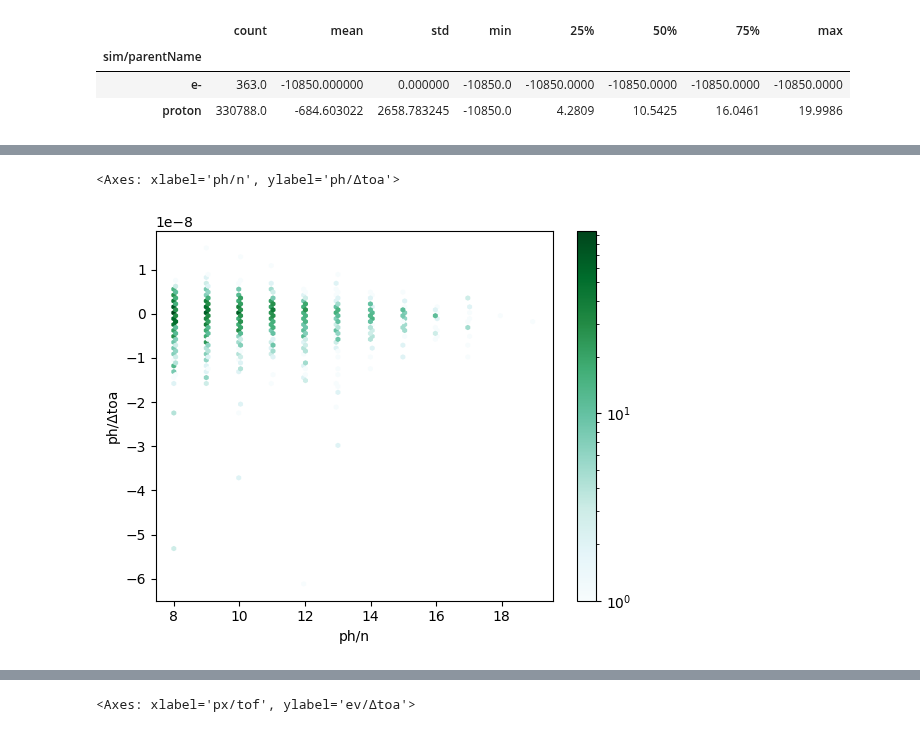
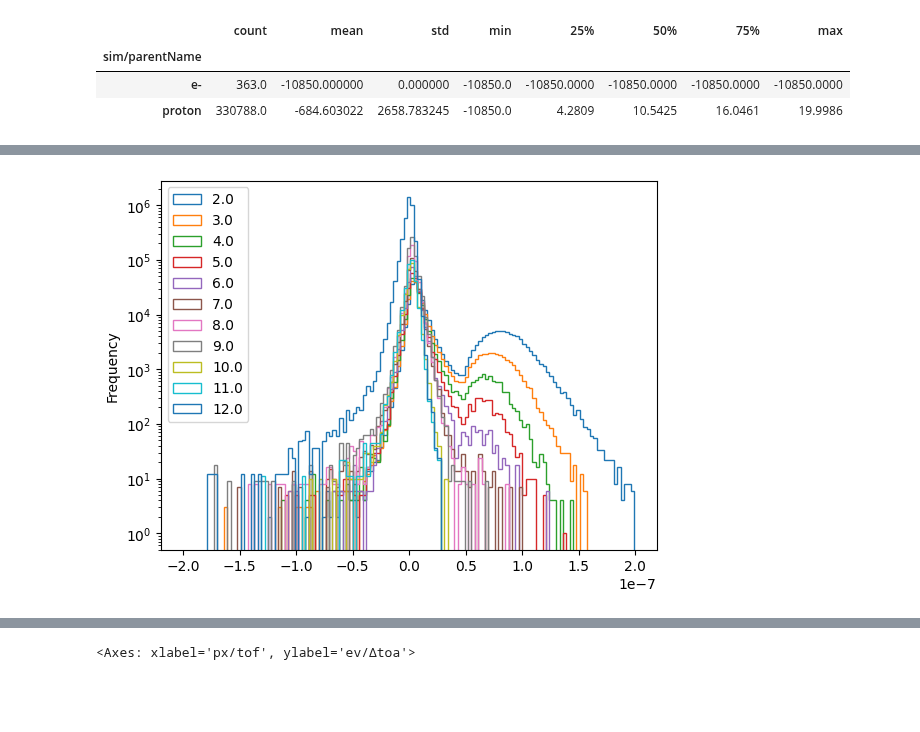
Before and after one commit to TsvikiHirsh/G4LumaCam, a Jupyter notebook: notebooks/read_merge_results.ipynb, the cells around one changed output, grey strips where cells are left out. Saved outputs shown, nothing was run; the diff lists cells and outputs as text; code cells hidden in the pictures; blank space fills up the shorter version.

```diff
--- a/notebooks/read_merge_results.ipynb
+++ b/notebooks/read_merge_results.ipynb
@@ -27,5 +25,5 @@ def read_merged(path="../z30"):
     df.name = path.stem
     return df
 # %%
-oof = read_merged("archive/openbeam_ptb_5e6/out_of_focus/")
+# oof = read_merged("archive/openbeam_ptb_5e6/out_of_focus/")
 inf = read_merged("archive/openbeam_ptb_5e6/in_focus/")
@@ -65,7 +78,8 @@ oof.plot.hexbin(x="sim/parentEnergy",y="ev/Δx",ylim=(-10,10),gridsize=(100,500)
 <Axes: xlabel='sim/parentEnergy', ylabel='ev/Δx'>
 [figure]
 # %%
-
+oof["dz"] = pd.cut(oof["sim/pz"],arange(0,21,2),labels=arange(0,20,2))
+inf["dz"] = pd.cut(inf["sim/pz"],arange(0,21,2),labels=arange(0,20,2))
 oof.query("-4<`ev/Δx`<4").groupby("dz")["ev/Δx"].std().plot(ax=gca())
 inf.query("-4<`ev/Δx`<4").groupby("dz")["ev/Δx"].std().plot(ax=gca())
 # %% [output]
@@ -74,5 +88,5 @@ inf.query("-4<`ev/Δx`<4").groupby("dz")["ev/Δx"].std().plot(ax=gca())
 # %%
-oof["dz"] = pd.cut(oof["sim/pz"],arange(0,21,10),labels=arange(0,20,10))
+oof["dz"] = pd.cut(oof["sim/nz"],[-20000,-3000,2000],labels=["in","out"])
 oof.groupby("dz").plot.hist(y="ev/Δx",bins=arange(-10,10,0.1),histtype="step",ax=gca(),logy=False,density=True)
 # df.query("`sim/parentName`=='e-'").groupby("dz").plot.hist(y="ev/Δx",bins=arange(-10,10,0.5),histtype="step",ax=gca(),logy=False,ls="--",density=True)
 # %% [output]
@@ -174,10 +232,9 @@ Data columns (total 46 columns):
 dtypes: category(1), float64(41), int64(3), object(1)
 memory usage: 79.4+ MB
 # %%
-inf.query("-1e-7<`ev/Δtoa`<1e-7").plot.hexbin(x="ph/n",y="ph/Δtoa",bins="log")
+oof.query("-5e-7<`ev/Δtoa`<1e-7").groupby("ph/n")["ph/Δtoa"].plot.hist(bins=arange(-2e-7,2e-7,3e-9),histtype="step",logy=True,legend=True);
 # %% [output]
-<Axes: xlabel='ph/n', ylabel='ph/Δtoa'>
-[figure, old version]
+[figure, new version]
 # %%
 inf.query("-1e-7<`ev/Δtoa`<1e-7").plot.hexbin(x="ph/n",y="ph/Δtoa",bins="log")
 # %% [output]
```
Also changed, not shown: parts of 20 cells of this notebook, 2 other files.
